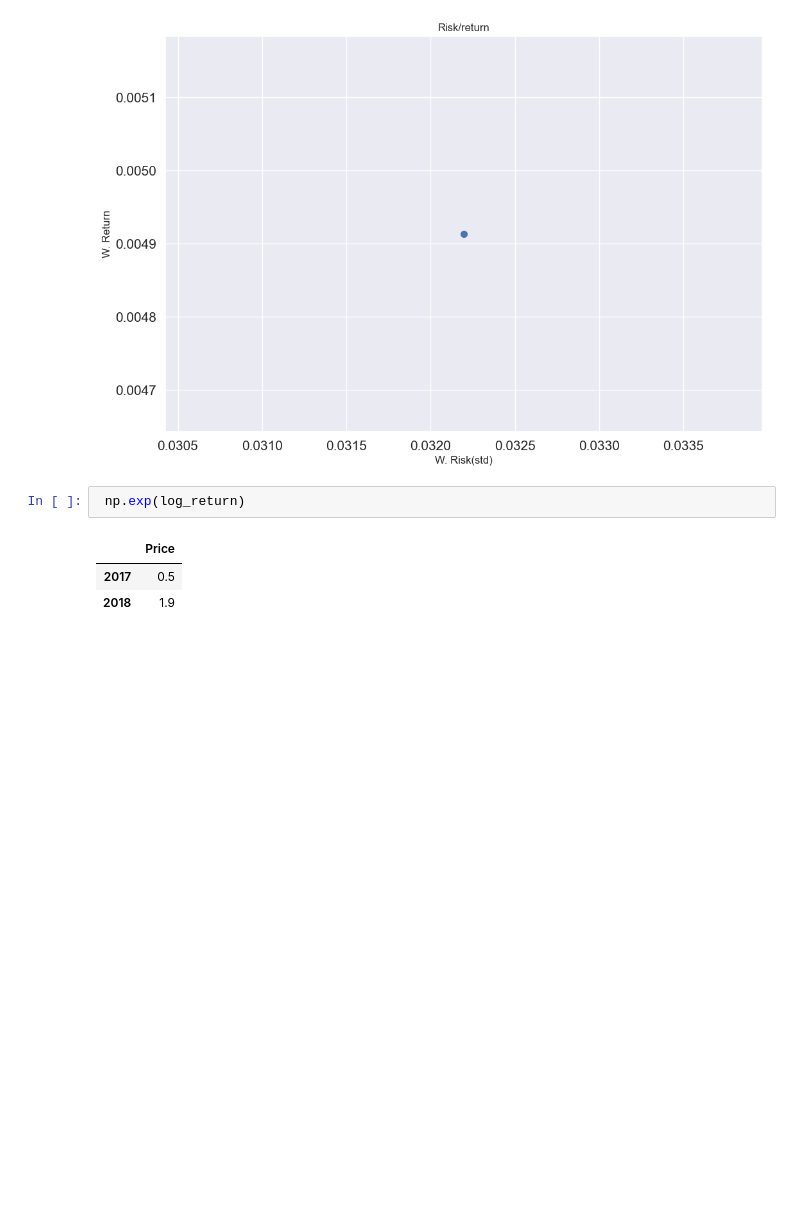
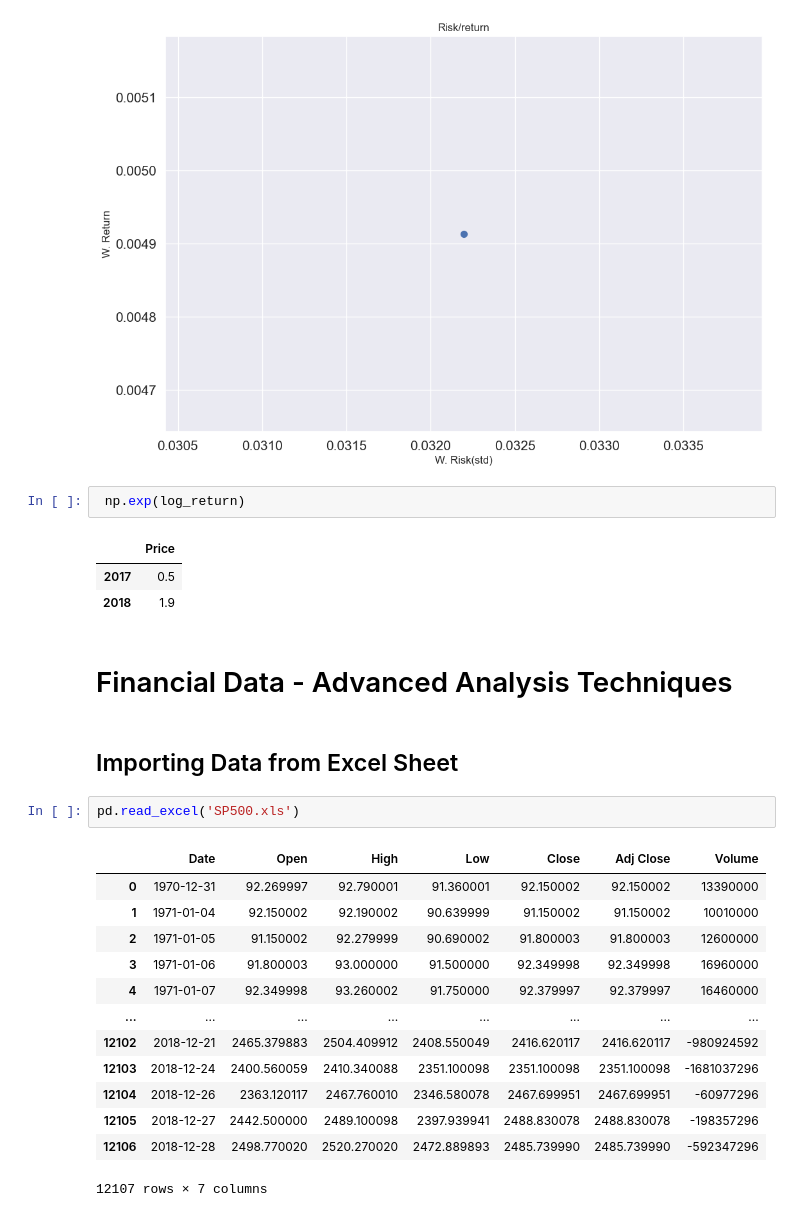
Before and after one commit to DheyaAlqaderi/TechnicalAnalysis-Gold-ML, a Jupyter notebook: Yahoo Finance practice/gold_with_usdt/Gold_Analysis.ipynb, the cells around one changed output. Cells and saved outputs as stored; diff of their text form; blank space fills up the shorter version.

Commit message:
xls sheet

```diff
--- a/Yahoo Finance practice/gold_with_usdt/Gold_Analysis.ipynb
+++ b/Yahoo Finance practice/gold_with_usdt/Gold_Analysis.ipynb
@@ -510,3 +510,23 @@ plt.show()
 |  | Price |
 | 2017 | 0.5 |
 | 2018 | 1.9 |
+# %% [markdown]
+# Financial Data - Advanced Analysis Techniques
+# %% [markdown]
+## Importing Data from Excel Sheet
+# %%
+pd.read_excel('SP500.xls')
+# %% [output]
+|  | Date | Open | High | Low | Close | Adj Close | Volume |
+| 0 | 1970-12-31 | 92.269997 | 92.790001 | 91.360001 | 92.150002 | 92.150002 | 13390000 |
+| 1 | 1971-01-04 | 92.150002 | 92.190002 | 90.639999 | 91.150002 | 91.150002 | 10010000 |
+| 2 | 1971-01-05 | 91.150002 | 92.279999 | 90.690002 | 91.800003 | 91.800003 | 12600000 |
+| 3 | 1971-01-06 | 91.800003 | 93.000000 | 91.500000 | 92.349998 | 92.349998 | 16960000 |
+| 4 | 1971-01-07 | 92.349998 | 93.260002 | 91.750000 | 92.379997 | 92.379997 | 16460000 |
+| ... | ... | ... | ... | ... | ... | ... | ... |
+| 12102 | 2018-12-21 | 2465.379883 | 2504.409912 | 2408.550049 | 2416.620117 | 2416.620117 | -980924592 |
+| 12103 | 2018-12-24 | 2400.560059 | 2410.340088 | 2351.100098 | 2351.100098 | 2351.100098 | -1681037296 |
+| 12104 | 2018-12-26 | 2363.120117 | 2467.760010 | 2346.580078 | 2467.699951 | 2467.699951 | -60977296 |
+| 12105 | 2018-12-27 | 2442.500000 | 2489.100098 | 2397.939941 | 2488.830078 | 2488.830078 | -198357296 |
+| 12106 | 2018-12-28 | 2498.770020 | 2520.270020 | 2472.889893 | 2485.739990 | 2485.739990 | -592347296 |
+12107 rows × 7 columns
```
Also changed, not shown: parts of 4 cells of this notebook, 2 other files.
